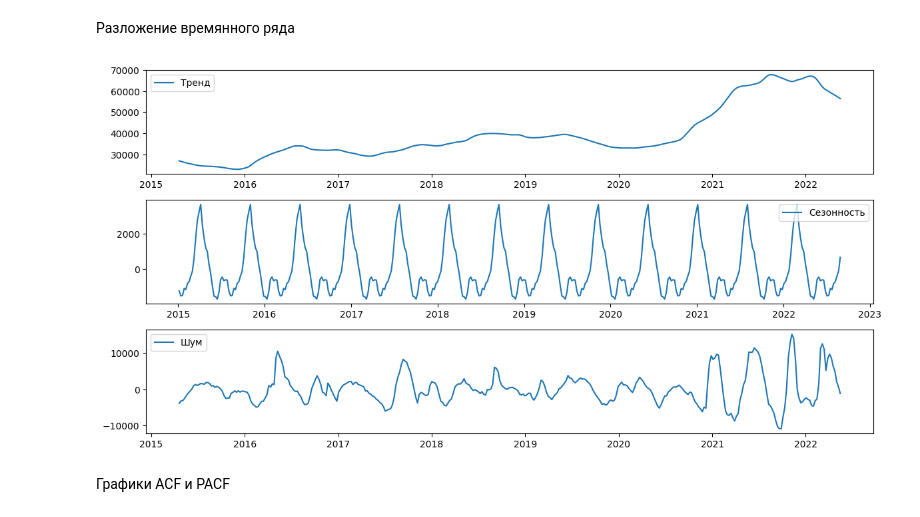
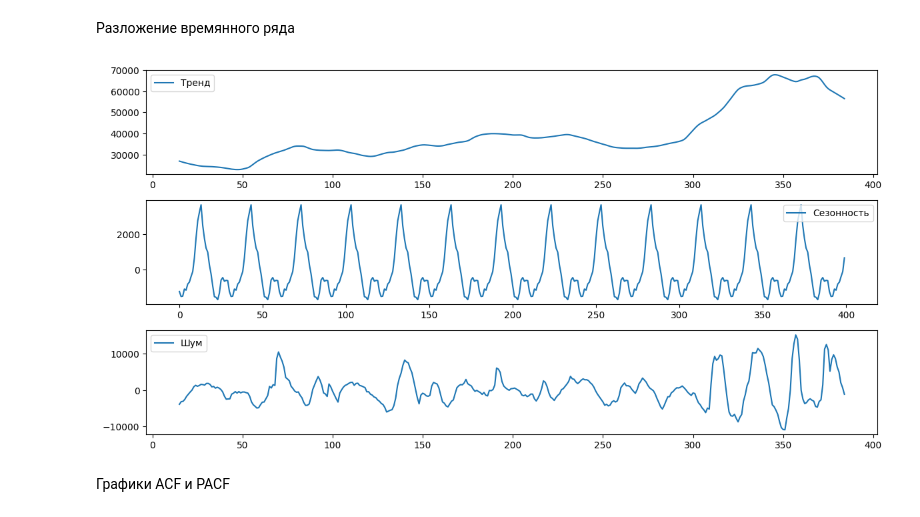
Before and after one commit to mrsoning/Intensive_3, a Jupyter notebook: Deni/baseline deni.ipynb, the cells around one changed output. Cells and saved outputs as stored; diff of their text form; code cells hidden in the pictures.

```diff
--- a/Deni/baseline deni.ipynb
+++ b/Deni/baseline deni.ipynb
@@ -4,8 +4,8 @@ import numpy as np
 import matplotlib.pyplot as plt
 import seaborn as sns
 
-df_train = pd.read_excel("C:\Users\User\Desktop\train.xlsx")
-df_test = pd.read_excel("C:\Users\User\Desktop\test.xlsx")
+df_train = pd.read_excel(r"C:\Users\User\Desktop\train.xlsx")
+df_test = pd.read_excel(r"C:\Users\User\Desktop\test.xlsx")
 
 df_train
 # %% [output]
@@ -25,18 +37,12 @@ df_train.describe()
 # %% [markdown]
 Исходный график
 # %%
-# Загрузка данных
+import matplotlib.pyplot as plt
 
-df_train = pd.read_excel("C:\\Users\\2K\\Desktop\\train.xlsx")
-
-
-# Преобразование столбца 'dt' в datetime
-df_train['dt'] = pd.to_datetime(df_train['dt'])
-
-# Визуализация цен
+# --- 1. Визуализация цен ---
 plt.figure(figsize=(12, 6))
 plt.plot(df_train['dt'], df_train['Цена на арматуру'], label='Train Data', color='blue')
-plt.xlabel('Dt')
+plt.xlabel('Дата')
 plt.ylabel('Цена на арматуру')
 plt.title('Цена на арматуру (Train Data)')
 plt.legend()
@@ -50,34 +56,30 @@ plt.show()
 # %%
 import pandas as pd
 import matplotlib.pyplot as plt
 from statsmodels.tsa.seasonal import seasonal_decompose
-
-# Загрузка данных
-df_train = pd.read_excel("C:\\Users\\2K\\Desktop\\train.xlsx", parse_dates=['dt'], index_col='dt')
-
 
 # Разложение временного ряда
 decomposition = seasonal_decompose(df_train['Цена на арматуру'], model='additive', period=30)
 
 
 # Визуализация компонентов
 plt.figure(figsize=(12, 6))
 plt.subplot(311)
 plt.plot(decomposition.trend, label='Тренд')
 plt.legend()
 
 plt.subplot(312)
 plt.plot(decomposition.seasonal, label='Сезонность')
 plt.legend()
 
 plt.subplot(313)
 plt.plot(decomposition.resid, label='Шум')
 plt.legend()
 
 plt.tight_layout()
 plt.show()
 # %% [output]
-[figure, old version]
+[figure, new version]
 # %% [markdown]
 Графики ACF и PACF
 # %%
```
Also changed, not shown: parts of 3 cells of this notebook.
